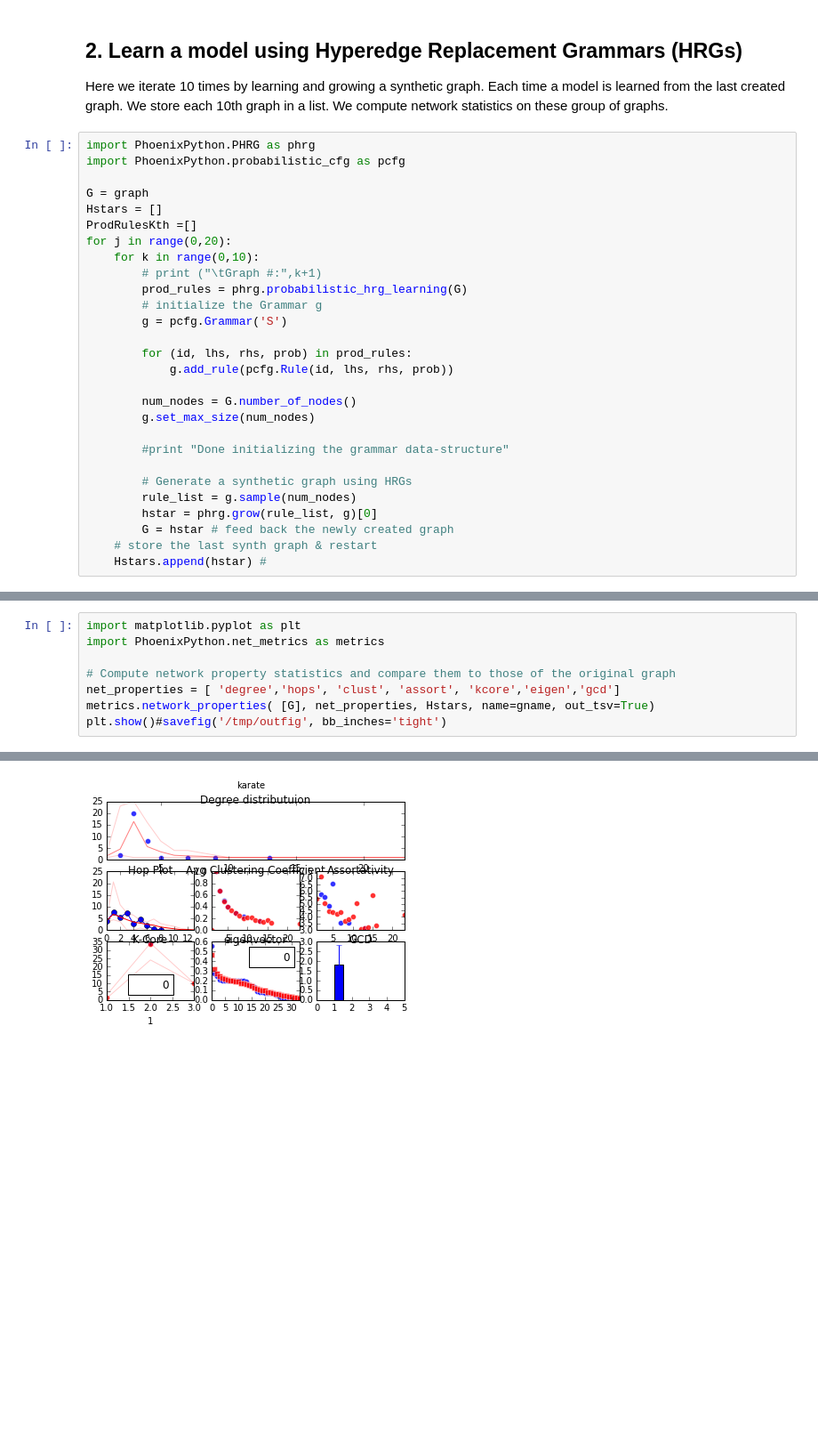
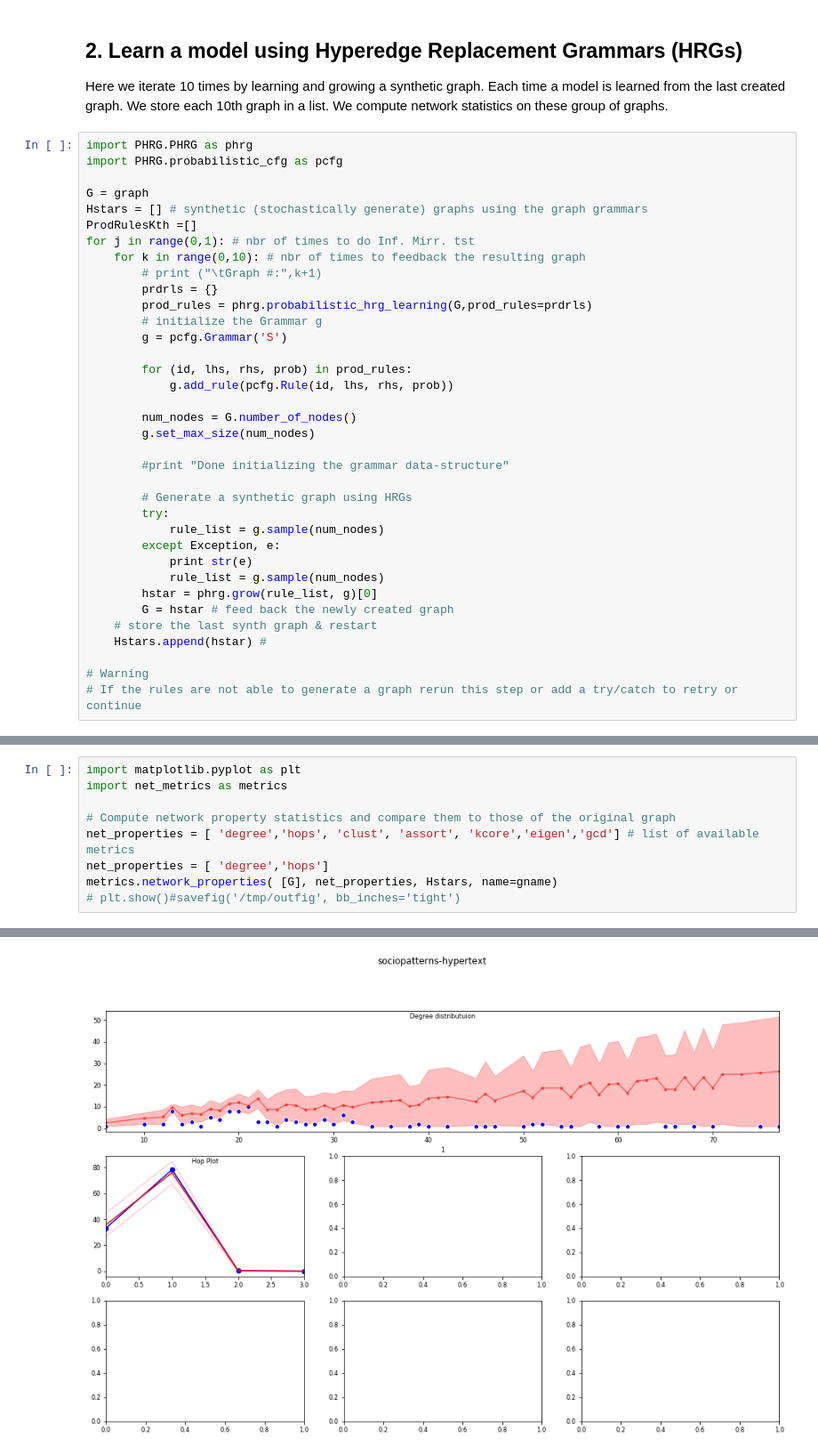
Before and after one commit to abitofalchemy/InfinityMirrorGCT, a Jupyter notebook: InfinityMirrorTestsOnNetworksModels.ipynb, the cells around one changed output, grey strips where cells are left out. Shown at 89% size. Cells and saved outputs as stored; diff of their text form; blank space fills up the shorter version.

```diff
--- a/InfinityMirrorTestsOnNetworksModels.ipynb
+++ b/InfinityMirrorTestsOnNetworksModels.ipynb
@@ -36,16 +41,17 @@ Average degree:   4.5882
 
 Here we iterate 10 times by learning and growing a synthetic graph. Each time a model is learned from the last created graph. We store each 10th graph in a list. We compute network statistics on these group of graphs.
 # %%
-import PhoenixPython.PHRG as phrg
-import PhoenixPython.probabilistic_cfg as pcfg
+import PHRG.PHRG as phrg
+import PHRG.probabilistic_cfg as pcfg
 
 G = graph
-Hstars = []
+Hstars = [] # synthetic (stochastically generate) graphs using the graph grammars
 ProdRulesKth =[]
-for j in range(0,20):
-    for k in range(0,10):
+for j in range(0,1): # nbr of times to do Inf. Mirr. tst
+    for k in range(0,10): # nbr of times to feedback the resulting graph
         # print ("\tGraph #:",k+1)
-        prod_rules = phrg.probabilistic_hrg_learning(G)
+        prdrls = {}
+        prod_rules = phrg.probabilistic_hrg_learning(G,prod_rules=prdrls)
         # initialize the Grammar g
         g = pcfg.Grammar('S')
 
@@ -58,8 +64,15 @@ for j in range(0,20):
         #print "Done initializing the grammar data-structure"
 
         # Generate a synthetic graph using HRGs
-        rule_list = g.sample(num_nodes)
+        try:
+            rule_list = g.sample(num_nodes)
+        except Exception, e:
+            print str(e)
+            rule_list = g.sample(num_nodes)
         hstar = phrg.grow(rule_list, g)[0]
         G = hstar # feed back the newly created graph
     # store the last synth graph & restart
     Hstars.append(hstar) #
+
+# Warning
+# If the rules are not able to generate a graph rerun this step or add a try/catch to retry or continue
@@ -84,10 +79,11 @@ T
 # %%
 import matplotlib.pyplot as plt
-import PhoenixPython.net_metrics as metrics
+import net_metrics as metrics
 
 # Compute network property statistics and compare them to those of the original graph
-net_properties = [ 'degree','hops', 'clust', 'assort', 'kcore','eigen','gcd']
-metrics.network_properties( [G], net_properties, Hstars, name=gname, out_tsv=True)
-plt.show()#savefig('/tmp/outfig', bb_inches='tight')
+net_properties = [ 'degree','hops', 'clust', 'assort', 'kcore','eigen','gcd'] # list of available metrics
+net_properties = [ 'degree','hops']
+metrics.network_properties( [G], net_properties, Hstars, name=gname)
+# plt.show()#savefig('/tmp/outfig', bb_inches='tight')
 # %% [output]
 Degree
@@ -103 +107 @@ GCD
-[figure, old version]
+[figure, new version]
```
Also changed, not shown: parts of 10 cells of this notebook, 3 other files.
